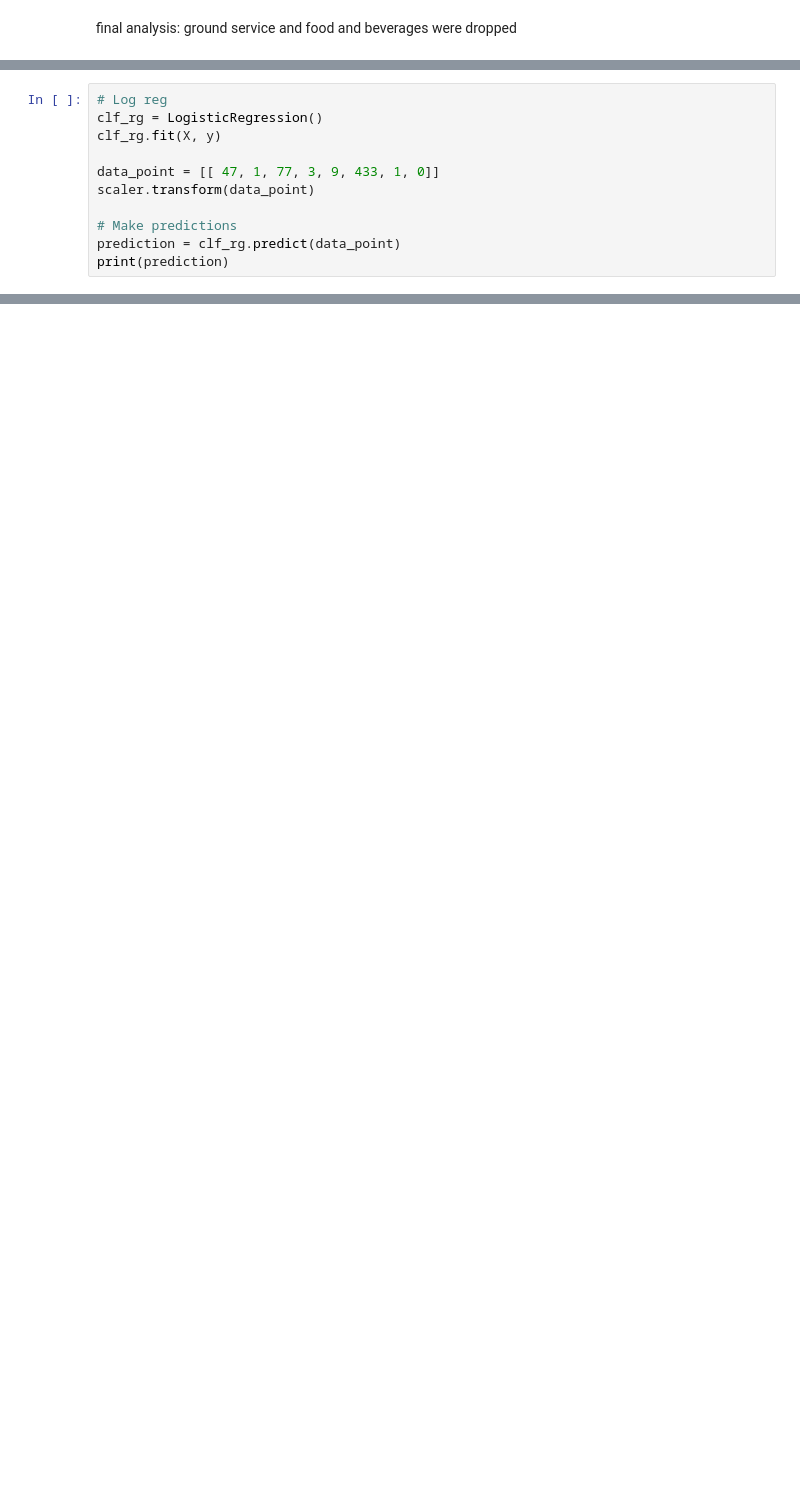
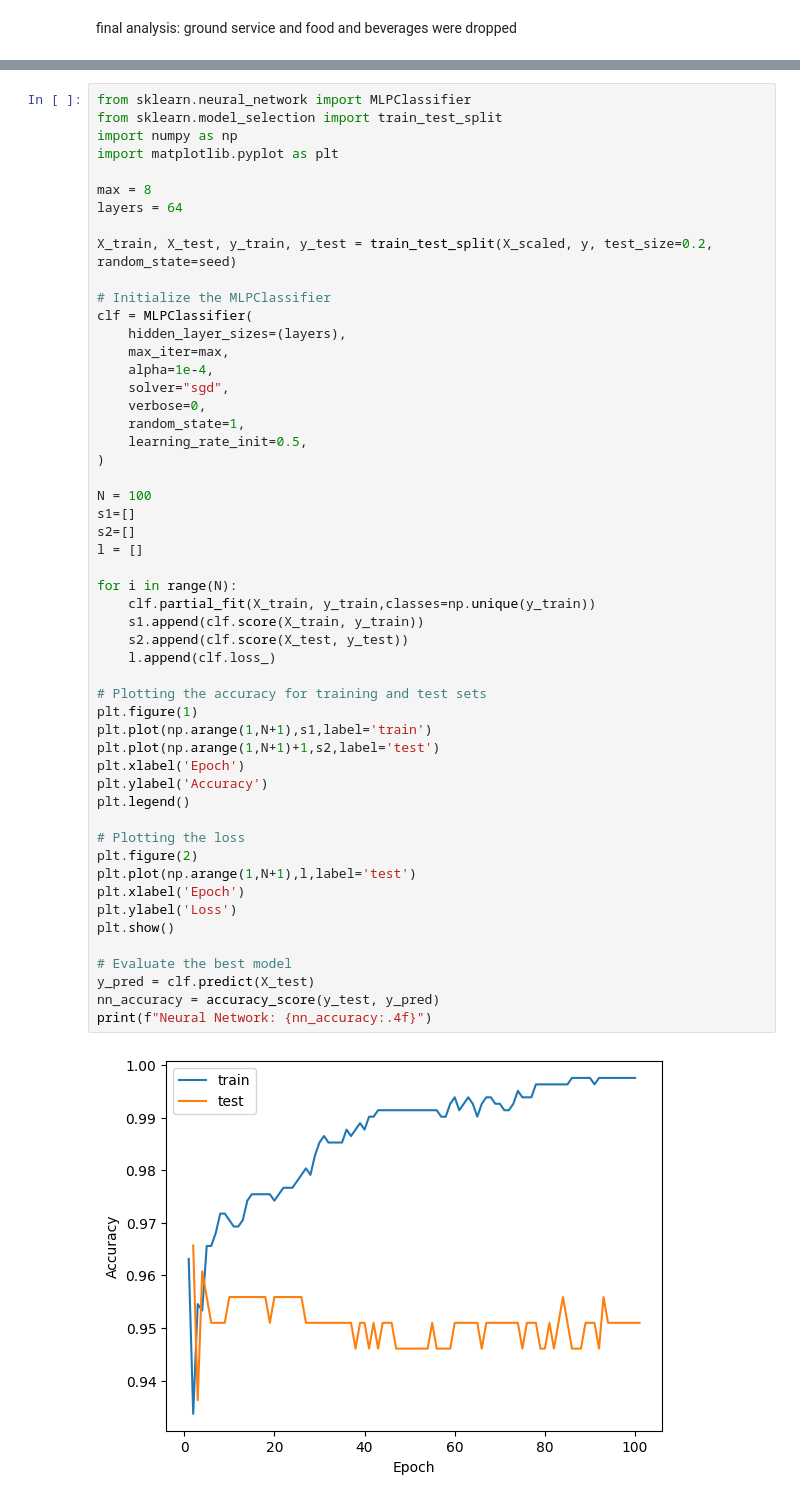
Before and after one commit to pikeline/airline_reviews, a Jupyter notebook: data.ipynb, the cells around one changed output, grey strips where cells are left out. Saved outputs shown, nothing was run; the diff lists cells and outputs as text; blank space fills up the shorter version.

```diff
--- a/data.ipynb
+++ b/data.ipynb
@@ -434,11 +204,0 @@ the most important features are 0 and 7
-# %%
-# Log reg
-clf_rg = LogisticRegression()
-clf_rg.fit(X, y)
-
-data_point = [[ 47, 1, 77, 3, 9, 433, 1, 0]]
-scaler.transform(data_point)
-
-# Make predictions
-prediction = clf_rg.predict(data_point)
-print(prediction)
@@ -448,0 +278,54 @@ Given the point [ 47, 1, 77, 3, 9, 433, 1, 0], the Random Forest model predicted
+# %%
+from sklearn.neural_network import MLPClassifier
+from sklearn.model_selection import train_test_split
+import numpy as np
+import matplotlib.pyplot as plt
+
+max = 8
+layers = 64
+
+X_train, X_test, y_train, y_test = train_test_split(X_scaled, y, test_size=0.2, random_state=seed)
+
+# Initialize the MLPClassifier
+clf = MLPClassifier(
+    hidden_layer_sizes=(layers),
+    max_iter=max,
+    alpha=1e-4,
+    solver="sgd",
+    verbose=0,
+    random_state=1,
+    learning_rate_init=0.5,
+)
+
+N = 100
+s1=[]
+s2=[]
+l = []
+
+for i in range(N):
+    clf.partial_fit(X_train, y_train,classes=np.unique(y_train))
+    s1.append(clf.score(X_train, y_train))
+    s2.append(clf.score(X_test, y_test))
+    l.append(clf.loss_)
+
+# Plotting the accuracy for training and test sets
+plt.figure(1)
+plt.plot(np.arange(1,N+1),s1,label='train')
+plt.plot(np.arange(1,N+1)+1,s2,label='test')
+plt.xlabel('Epoch')
+plt.ylabel('Accuracy')
+plt.legend()
+
+# Plotting the loss
+plt.figure(2)
+plt.plot(np.arange(1,N+1),l,label='test')
+plt.xlabel('Epoch')
+plt.ylabel('Loss')
+plt.show()
+
+# Evaluate the best model
+y_pred = clf.predict(X_test)
+nn_accuracy = accuracy_score(y_test, y_pred)
+print(f"Neural Network: {nn_accuracy:.4f}")
+# %% [output]
+[figure, added]
```
Also changed, not shown: parts of 52 cells of this notebook.
